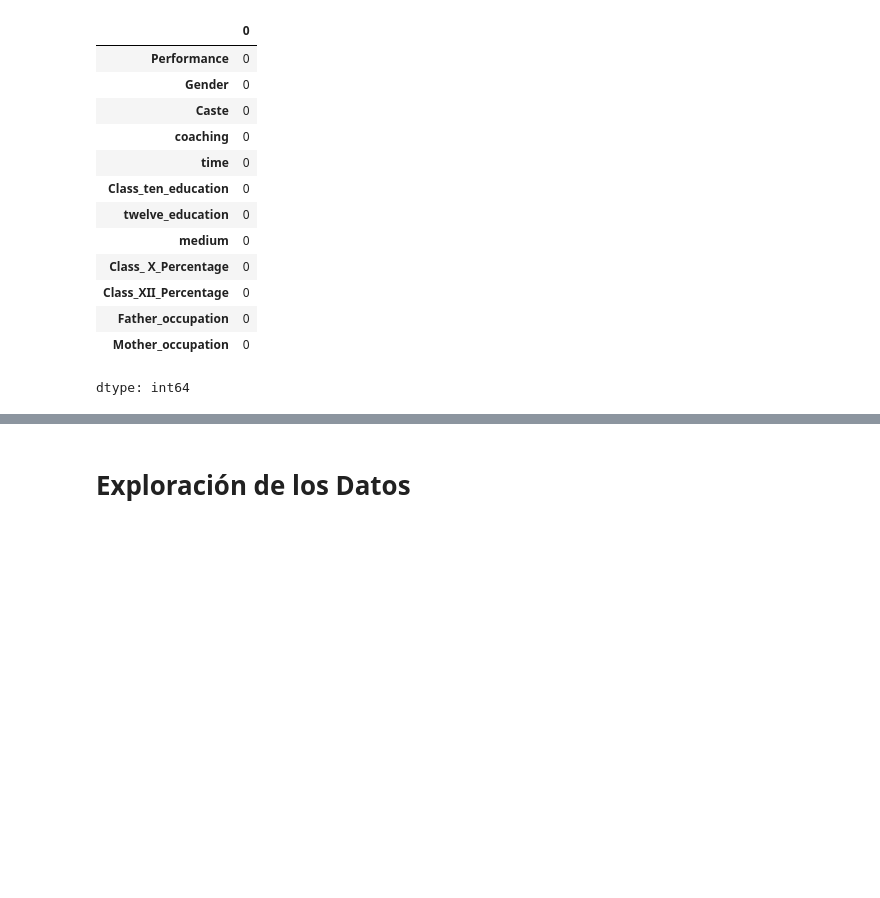
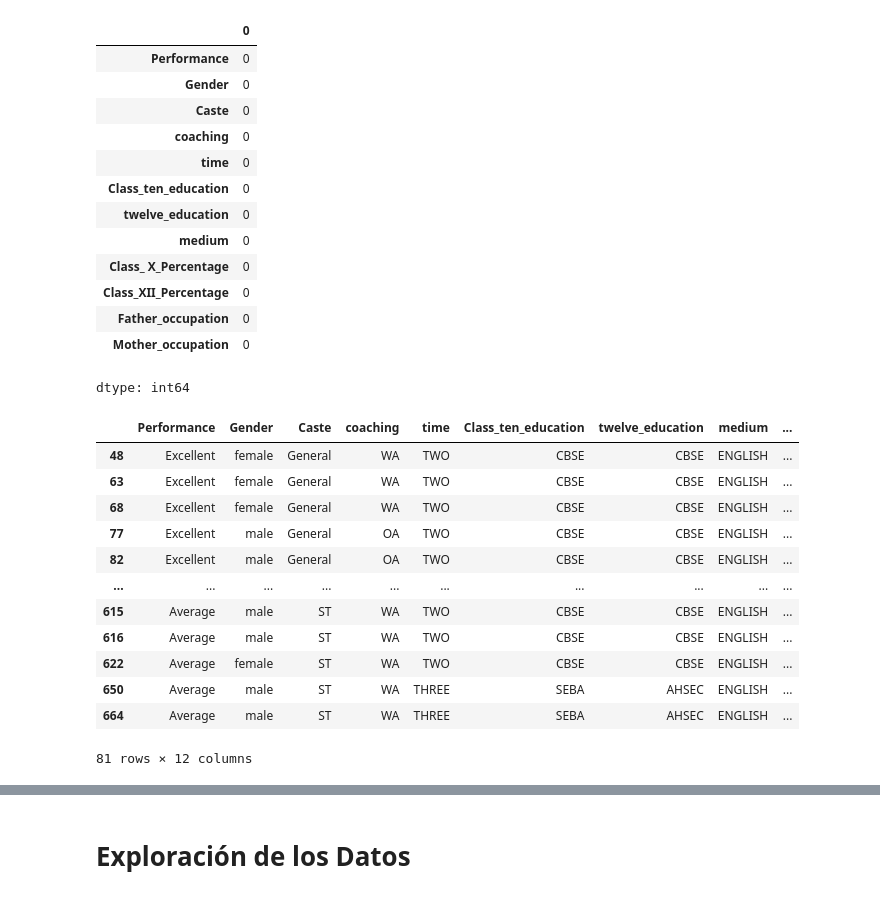
Before and after one commit to Jesus2342/MLOps_Team_33, a Jupyter notebook: Fase_1_Student_Performance.ipynb, the cells around one changed output, grey strips where cells are left out. Saved outputs shown, nothing was run; the diff lists cells and outputs as text; code cells hidden in the pictures; blank space fills up the shorter version.

```diff
--- a/Fase_1_Student_Performance.ipynb
+++ b/Fase_1_Student_Performance.ipynb
@@ -50,3 +49,21 @@ valores_faltantes
 | Father_occupation | 0 |
 | Mother_occupation | 0 |
 dtype: int64
+# %%
+# Detectar filas duplicadas
+duplicated_rows = df[df.duplicated(keep=False)]
+duplicated_rows
+# %% [output]
+|  | Performance | Gender | Caste | coaching | time | Class_ten_education | twelve_education | medium | ... |
+| 48 | Excellent | female | General | WA | TWO | CBSE | CBSE | ENGLISH | ... |
+| 63 | Excellent | female | General | WA | TWO | CBSE | CBSE | ENGLISH | ... |
+| 68 | Excellent | female | General | WA | TWO | CBSE | CBSE | ENGLISH | ... |
+| 77 | Excellent | male | General | OA | TWO | CBSE | CBSE | ENGLISH | ... |
+| 82 | Excellent | male | General | OA | TWO | CBSE | CBSE | ENGLISH | ... |
+| ... | ... | ... | ... | ... | ... | ... | ... | ... | ... |
+| 615 | Average | male | ST | WA | TWO | CBSE | CBSE | ENGLISH | ... |
+| 616 | Average | male | ST | WA | TWO | CBSE | CBSE | ENGLISH | ... |
+| 622 | Average | female | ST | WA | TWO | CBSE | CBSE | ENGLISH | ... |
+| 650 | Average | male | ST | WA | THREE | SEBA | AHSEC | ENGLISH | ... |
+| 664 | Average | male | ST | WA | THREE | SEBA | AHSEC | ENGLISH | ... |
+81 rows × 12 columns
```
Also changed, not shown: parts of 8 cells of this notebook.
